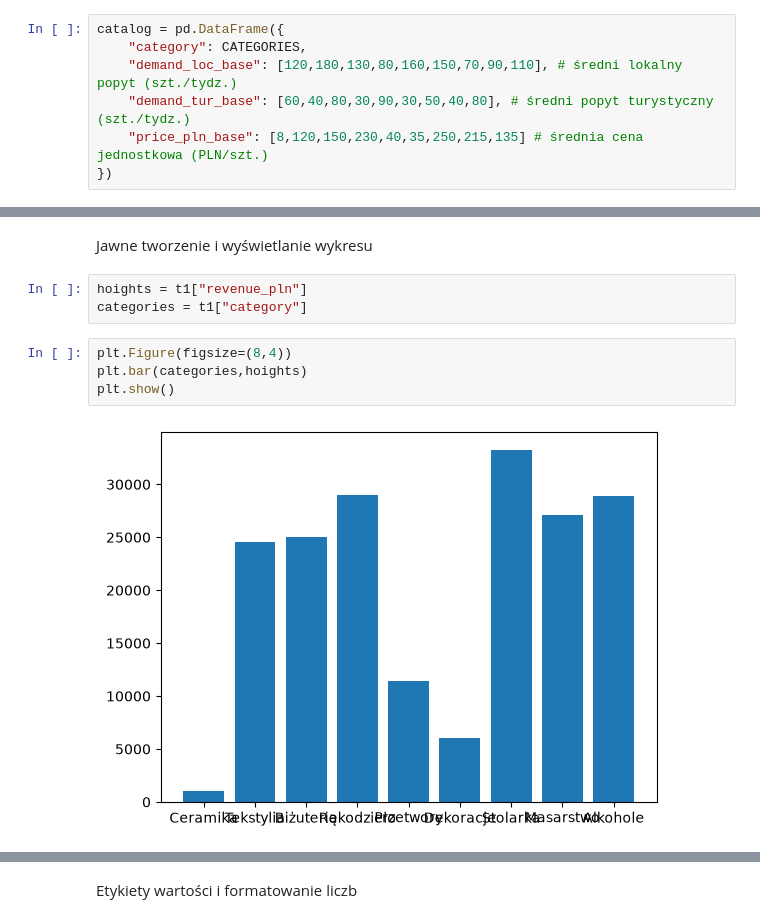
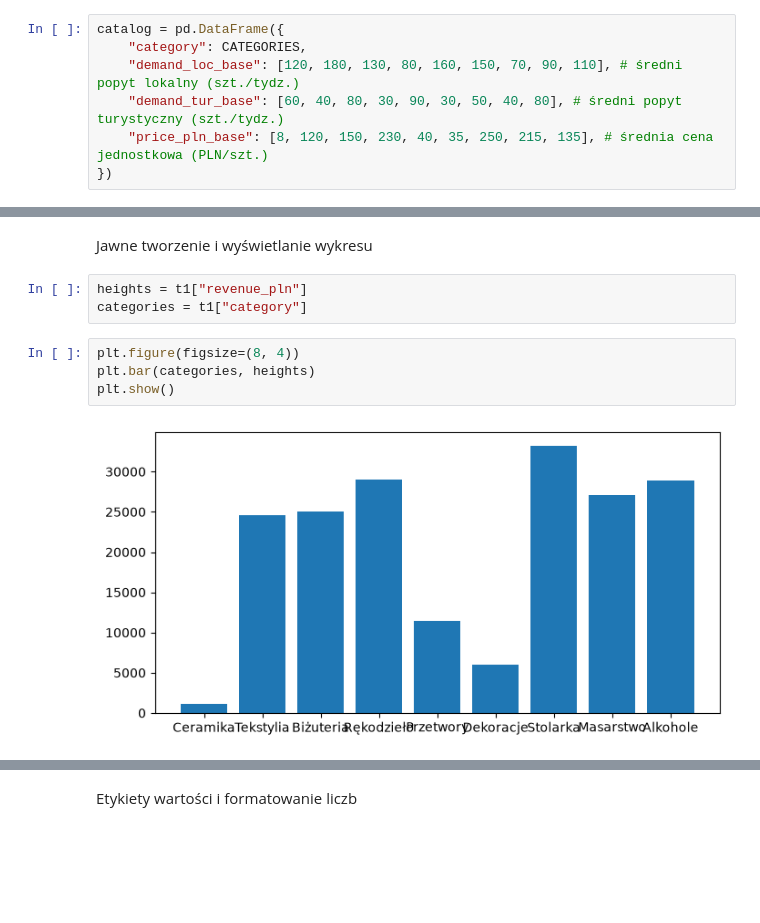
Before and after one commit to SebastianDuda0106/DataWizualization, a Jupyter notebook: 01-bar.ipynb, the cells around one changed output, grey strips where cells are left out. Cells and saved outputs as stored; diff of their text form; blank space fills up the shorter version.

```diff
--- a/01-bar.ipynb
+++ b/01-bar.ipynb
@@ -29,9 +29,9 @@ CATEGORIES = ["Ceramika","Tekstylia","Biżuteria","Rękodzieło", "Przetwory", "
 # %%
 catalog = pd.DataFrame({
     "category": CATEGORIES,
-    "demand_loc_base": [120,180,130,80,160,150,70,90,110], # średni lokalny popyt (szt./tydz.)
-    "demand_tur_base": [60,40,80,30,90,30,50,40,80], # średni popyt turystyczny (szt./tydz.)
-    "price_pln_base": [8,120,150,230,40,35,250,215,135] # średnia cena jednostkowa (PLN/szt.)
+    "demand_loc_base": [120, 180, 130, 80, 160, 150, 70, 90, 110], # średni popyt lokalny (szt./tydz.)
+    "demand_tur_base": [60, 40, 80, 30, 90, 30, 50, 40, 80], # średni popyt turystyczny (szt./tydz.)
+    "price_pln_base": [8, 120, 150, 230, 40, 35, 250, 215, 135], # średnia cena jednostkowa (PLN/szt.)
 })
 # %% [markdown]
 wyliczony "typowy" przychód tygodniowy: (lokalni + turyści) * cena
@@ -131,12 +131,12 @@ plt.bar(range(len(hoights)),hoights)
 # %% [markdown]
 Jawne tworzenie i wyświetlanie wykresu
 # %%
-hoights = t1["revenue_pln"]
+heights = t1["revenue_pln"]
 categories = t1["category"]
 # %%
-plt.Figure(figsize=(8,4))
-plt.bar(categories,hoights)
+plt.figure(figsize=(8, 4))
+plt.bar(categories, heights)
 plt.show()
 # %% [output]
-[figure, old version]
+[figure, new version]
 # %%
```
Also changed, not shown: parts of 22 cells of this notebook.
